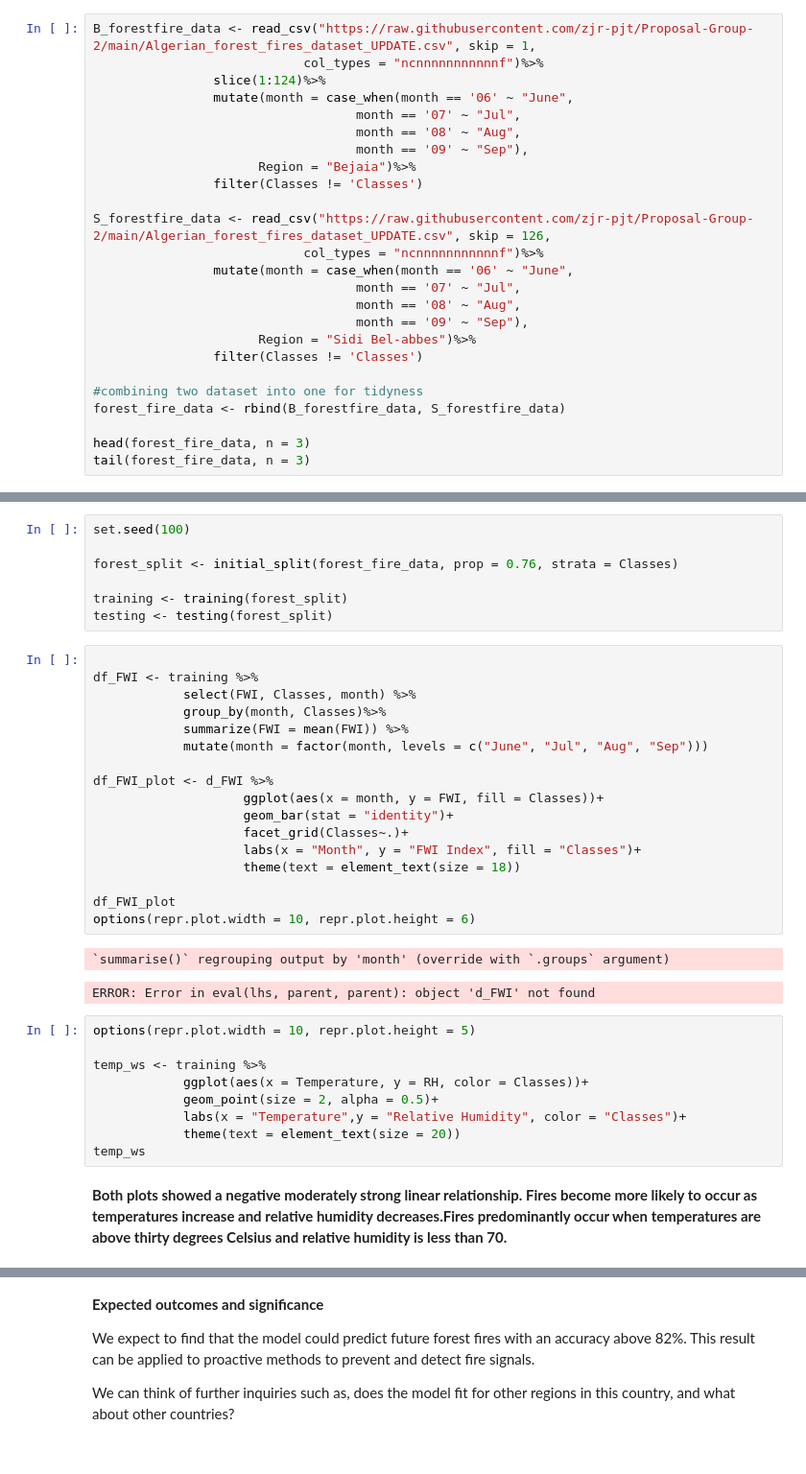
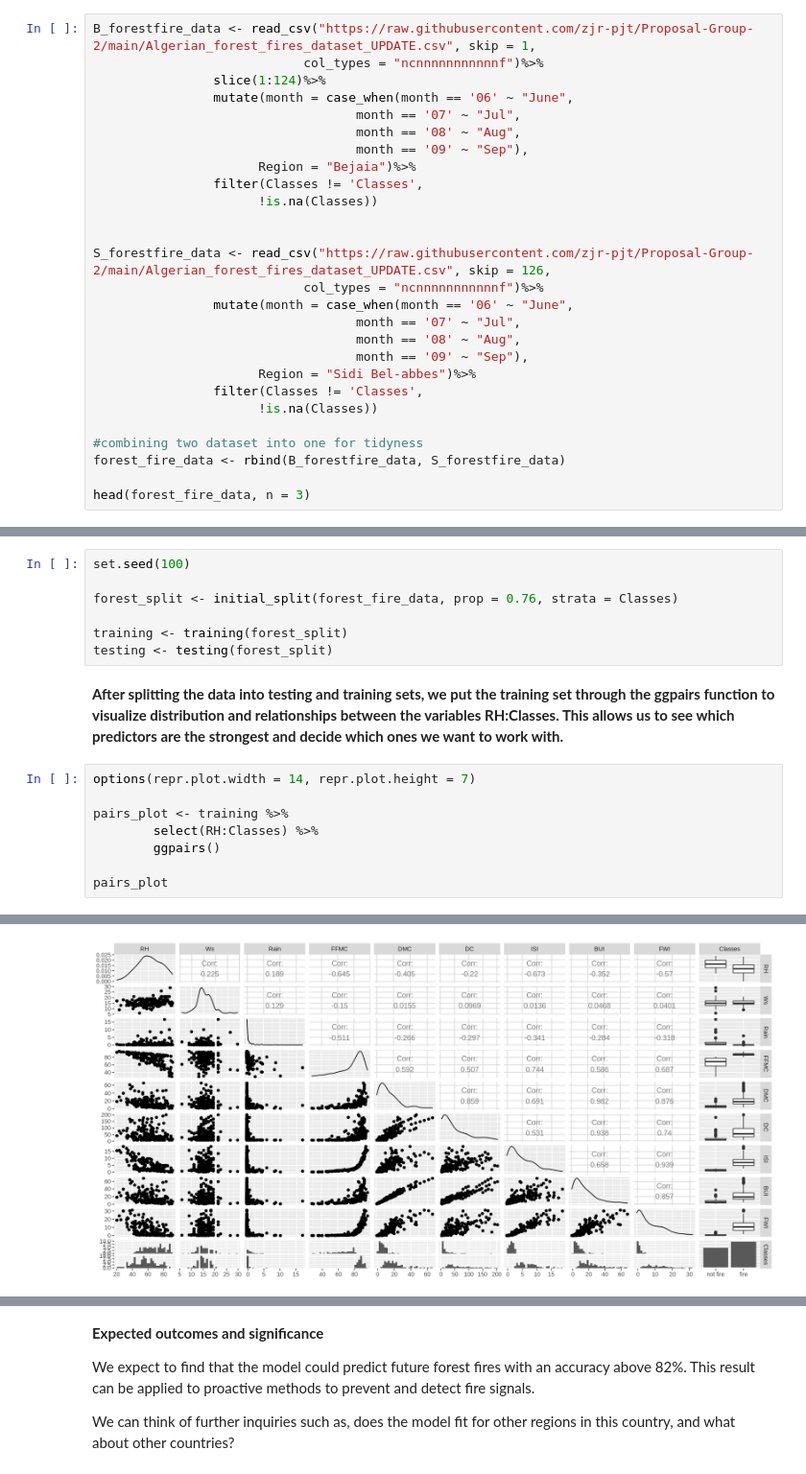
Before and after one commit to zjr-mds/Forest-Fire-Prediction, a Jupyter notebook: Proposal_Group2.ipynb, the cells around one changed output, grey strips where cells are left out. Shown at 96% size. Cells and saved outputs as stored; diff of their text form.

```diff
--- a/Proposal_Group2.ipynb
+++ b/Proposal_Group2.ipynb
@@ -49,7 +38,9 @@ B_forestfire_data <- read_csv("https://raw.githubusercontent.com/zjr-pjt/Proposa
                                    month == '08' ~ "Aug",
                                    month == '09' ~ "Sep"),
                       Region = "Bejaia")%>%
-                filter(Classes != 'Classes')
+                filter(Classes != 'Classes',
+                      !is.na(Classes))
+
 
 S_forestfire_data <- read_csv("https://raw.githubusercontent.com/zjr-pjt/Proposal-Group-2/main/Algerian_forest_fires_dataset_UPDATE.csv", skip = 126,
                             col_types = "ncnnnnnnnnnnnf")%>%
@@ -58,13 +49,13 @@ S_forestfire_data <- read_csv("https://raw.githubusercontent.com/zjr-pjt/Proposa
                                    month == '08' ~ "Aug",
                                    month == '09' ~ "Sep"),
                       Region = "Sidi Bel-abbes")%>%
-                filter(Classes != 'Classes')
+                filter(Classes != 'Classes',
+                      !is.na(Classes))
 
 #combining two dataset into one for tidyness
 forest_fire_data <- rbind(B_forestfire_data, S_forestfire_data)
 
 head(forest_fire_data, n = 3)
-tail(forest_fire_data, n = 3)
 # %% [output]
 Warning message:
 “16 parsing failures.
@@ -119,34 +102,14 @@ forest_split <- initial_split(forest_fire_data, prop = 0.76, strata = Classes)
 
 training <- training(forest_split)
 testing <- testing(forest_split)
-# %%
-
-df_FWI <- training %>%
-            select(FWI, Classes, month) %>%
-            group_by(month, Classes)%>%
-            summarize(FWI = mean(FWI)) %>%
-            mutate(month = factor(month, levels = c("June", "Jul", "Aug", "Sep")))
-
-df_FWI_plot <- d_FWI %>%
-                    ggplot(aes(x = month, y = FWI, fill = Classes))+
-                    geom_bar(stat = "identity")+
-                    facet_grid(Classes~.)+
-                    labs(x = "Month", y = "FWI Index", fill = "Classes")+
-                    theme(text = element_text(size = 18))
-
-df_FWI_plot
-options(repr.plot.width = 10, repr.plot.height = 6)
-# %% [output]
-`summarise()` regrouping output by 'month' (override with `.groups` argument)
-ERROR: Error in eval(lhs, parent, parent): object 'd_FWI' not found
-# %%
-options(repr.plot.width = 10, repr.plot.height = 5)
-
-temp_ws <- training %>%
-            ggplot(aes(x = Temperature, y = RH, color = Classes))+
-            geom_point(size = 2, alpha = 0.5)+
-            labs(x = "Temperature",y = "Relative Humidity", color = "Classes")+
-            theme(text = element_text(size = 20))
-temp_ws
-# %% [markdown]
-**Both plots showed a negative moderately strong linear relationship. Fires become more likely to occur as temperatures increase and relative humidity decreases.Fires predominantly occur when temperatures are above thirty degrees Celsius and relative humidity is less than 70.**
+# %% [markdown]
+**After splitting the data into testing and training sets, we put the training set through the ggpairs function to visualize distribution and relationships between the variables RH:Classes. This allows us to see which predictors are the strongest and decide which ones we want to work with.**
+# %%
+options(repr.plot.width = 14, repr.plot.height = 7)
+
+pairs_plot <- training %>%
+        select(RH:Classes) %>%
+        ggpairs()
+
+pairs_plot
+# %% [output]
@@ -152,0 +133 @@ temp_ws
+[figure, added]
```
Also changed, not shown: parts of 29 cells of this notebook.
